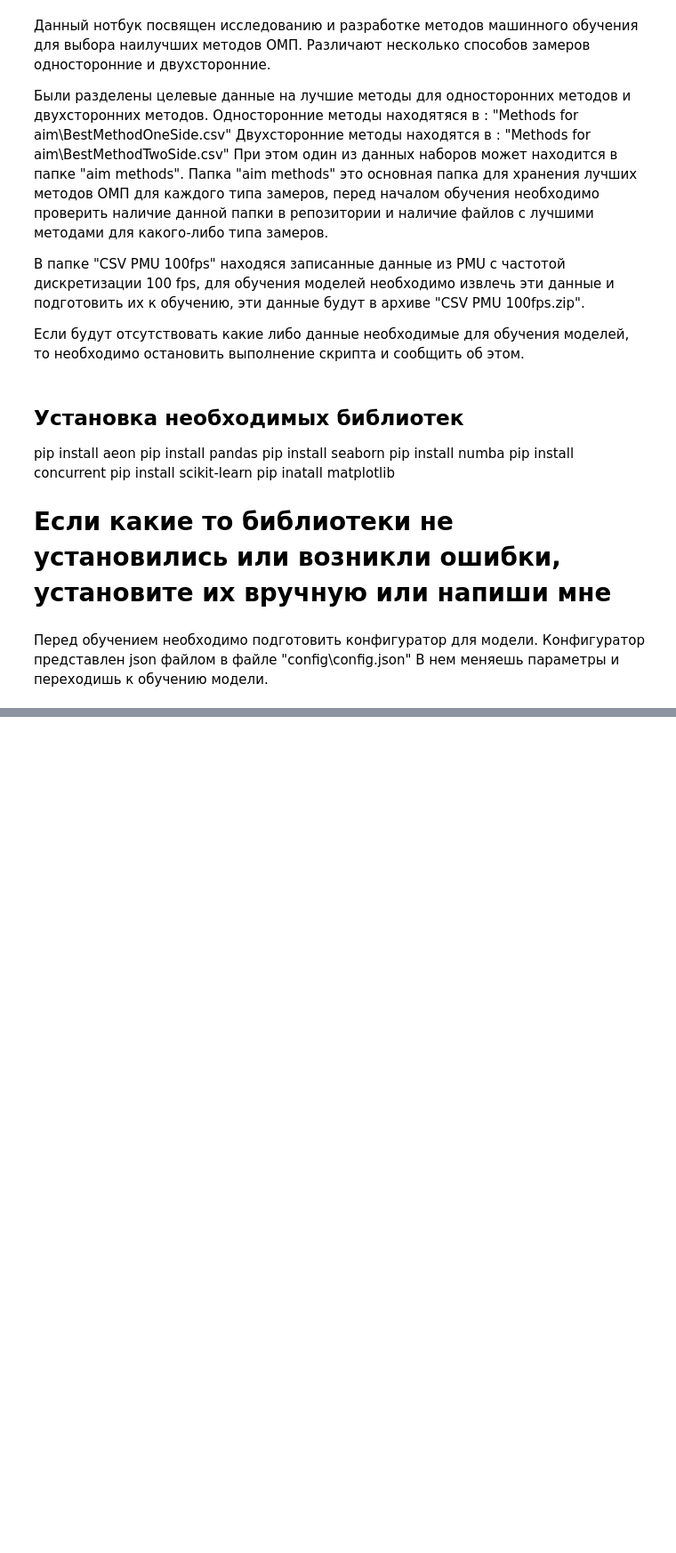
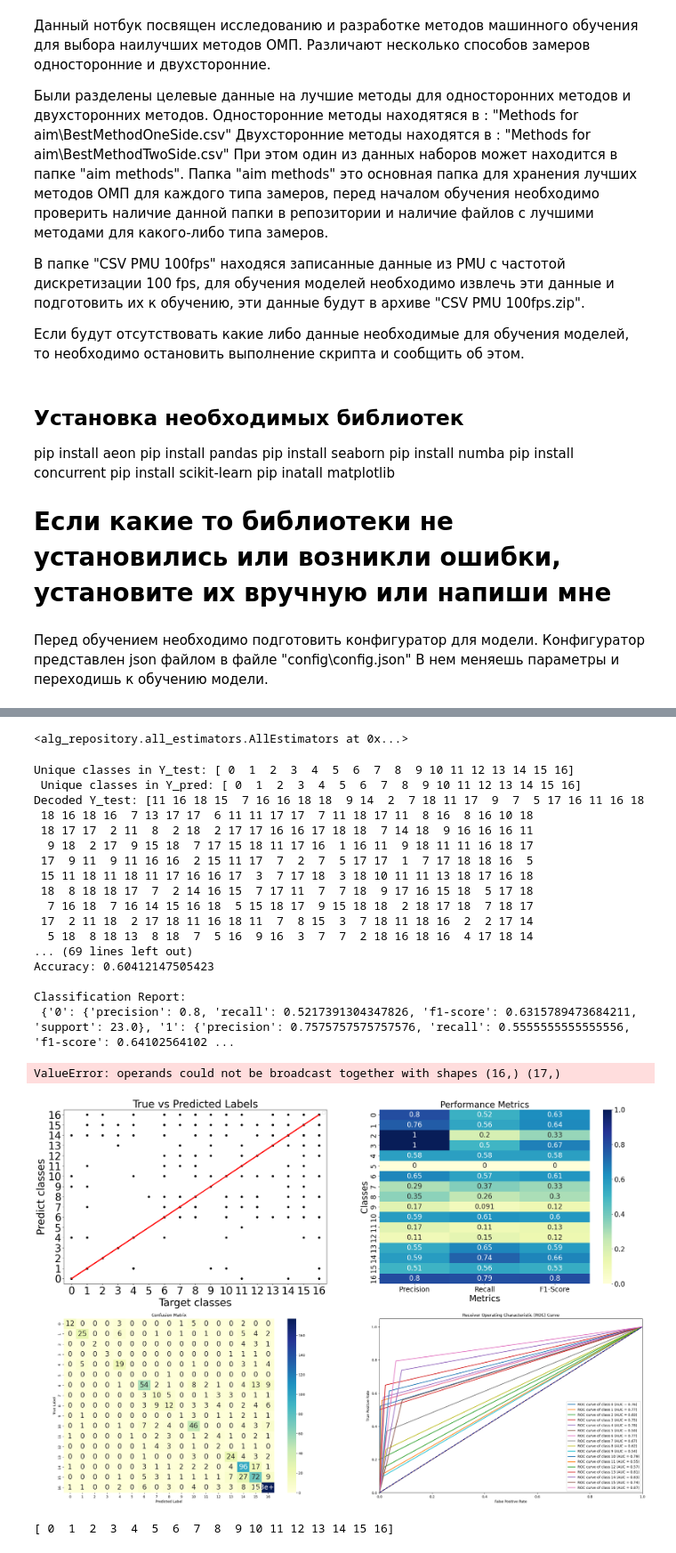
Before and after one commit to TinyEnerget/fault_location_machine_learning, a Jupyter notebook: notebook_for_dev.ipynb, the cells around one changed output, grey strips where cells are left out. Shown at 89% size. Drawn from its saved outputs; the diff is of its cells as text; code cells hidden in the pictures; blank space fills up the shorter version.

```diff
--- a/notebook_for_dev.ipynb
+++ b/notebook_for_dev.ipynb
@@ -38,0 +179,10 @@ clf.fit()
+# %%
+data_X = clf.X
+data_Y = clf.BestMethodTwoSide
+# %%
+from alg_repository.all_estimators import AllEstimators as ae
+
+model = ae(X=data_X,
+           Y=data_Y,
+           name="test",
+           config=config)
@@ -38,0 +198,30 @@ clf.fit()
+# %%
+model.train_model()
+# %% [output]
+<alg_repository.all_estimators.AllEstimators at 0x...>
+# %%
+model.test_model()
+# %% [output]
+Unique classes in Y_test: [ 0  1  2  3  4  5  6  7  8  9 10 11 12 13 14 15 16]
+ Unique classes in Y_pred: [ 0  1  2  3  4  5  6  7  8  9 10 11 12 13 14 15 16]
+Decoded Y_test: [11 16 18 15  7 16 16 18 18  9 14  2  7 18 11 17  9  7  5 17 16 11 16 18
+ 18 16 18 16  7 13 17 17  6 11 11 17 17  7 11 18 17 11  8 16  8 16 10 18
+ 18 17 17  2 11  8  2 18  2 17 17 16 16 17 18 18  7 14 18  9 16 16 16 11
+  9 18  2 17  9 15 18  7 17 15 18 11 17 16  1 16 11  9 18 11 11 16 18 17
+ 17  9 11  9 11 16 16  2 15 11 17  7  2  7  5 17 17  1  7 17 18 18 16  5
+ 15 11 18 11 18 11 17 16 16 17  3  7 17 18  3 18 10 11 11 13 18 17 16 18
+ 18  8 18 18 17  7  2 14 16 15  7 17 11  7  7 18  9 17 16 15 18  5 17 18
+  7 16 18  7 16 14 15 16 18  5 15 18 17  9 15 18 18  2 18 17 18  7 18 17
+ 17  2 11 18  2 17 18 11 16 18 11  7  8 15  3  7 18 11 18 16  2  2 17 14
+  5 18  8 18 13  8 18  7  5 16  9 16  3  7  7  2 18 16 18 16  4 17 18 14
+... (69 lines left out)
+Accuracy: 0.60412147505423
+
+Classification Report:
+ {'0': {'precision': 0.8, 'recall': 0.5217391304347826, 'f1-score': 0.6315789473684211, 'support': 23.0}, '1': {'precision': 0.7575757575757576, 'recall': 0.5555555555555556, 'f1-score': 0.64102564102 ...
+ValueError: operands could not be broadcast together with shapes (16,) (17,)
+[figure, added]
+# %%
+print(model.model.classes_)
+# %% [output]
+[ 0  1  2  3  4  5  6  7  8  9 10 11 12 13 14 15 16]
```
Also changed, not shown: parts of 4 cells of this notebook, 33 other files.
